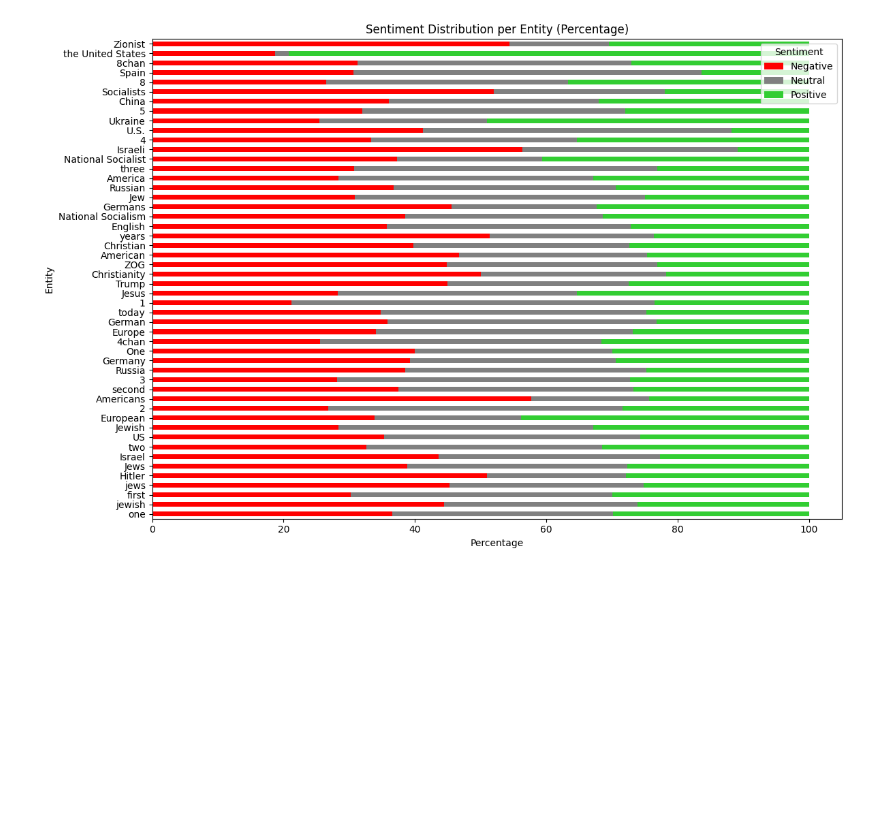
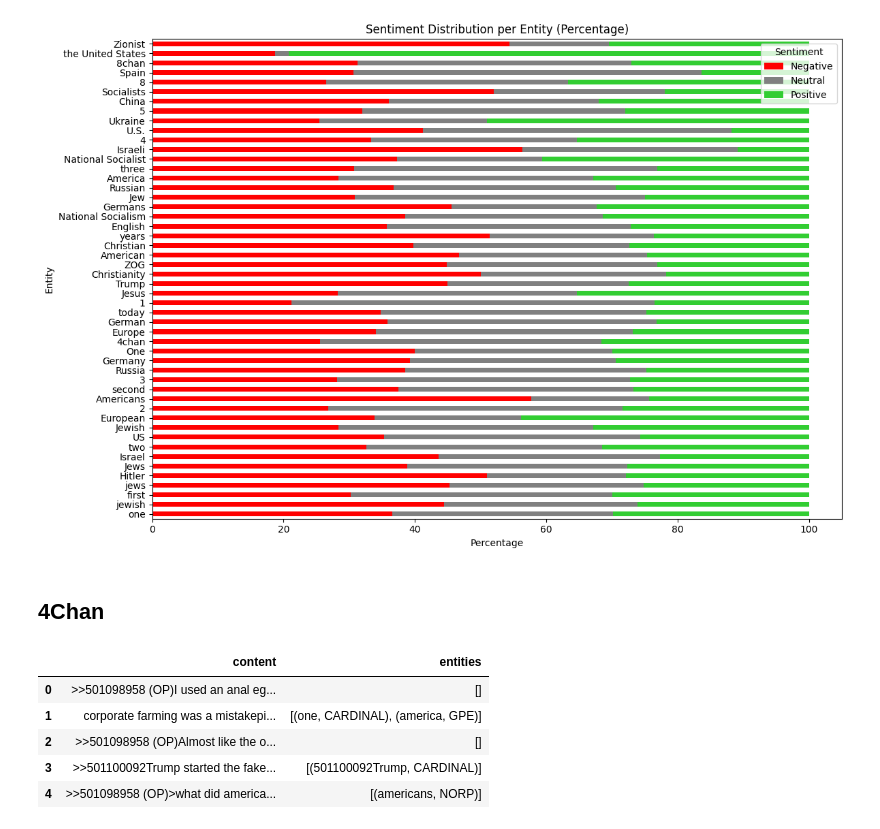
Before and after one commit to Kyrie-Alysa/Data-Forensics, a Jupyter notebook: DataExploration.ipynb, the cells around one changed output. Saved outputs shown, nothing was run; the diff lists cells and outputs as text; code cells hidden in the pictures; blank space fills up the shorter version.

```diff
--- a/DataExploration.ipynb
+++ b/DataExploration.ipynb
@@ -613,3 +613,16 @@ plt.tight_layout()
 plt.show()
 # %% [output]
 [figure]
+# %% [markdown]
+## 4Chan
+# %%
+# Example usage
+chan4_posts['entities'] = chan4_posts['content'].apply(lambda x: extract_entities(x) if isinstance(x, str) else None)
+chan4_posts[['content', 'entities']].head()
+# %% [output]
+|  | content | entities |
+| 0 | >>501098958 (OP)I used an anal eg... | [] |
+| 1 | corporate farming was a mistakepi... | [(one, CARDINAL), (america, GPE)] |
+| 2 | >>501098958 (OP)Almost like the o... | [] |
+| 3 | >>501100092Trump started the fake... | [(501100092Trump, CARDINAL)] |
+| 4 | >>501098958 (OP)>what did america... | [(americans, NORP)] |
```
Also changed, not shown: parts of 2 cells of this notebook.
